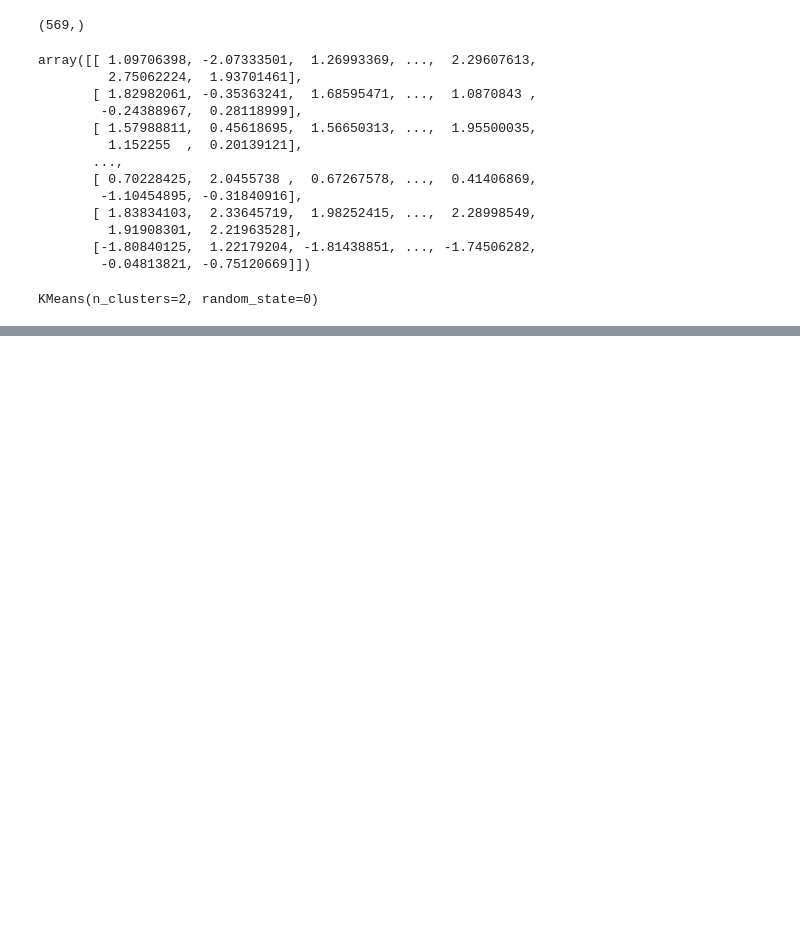
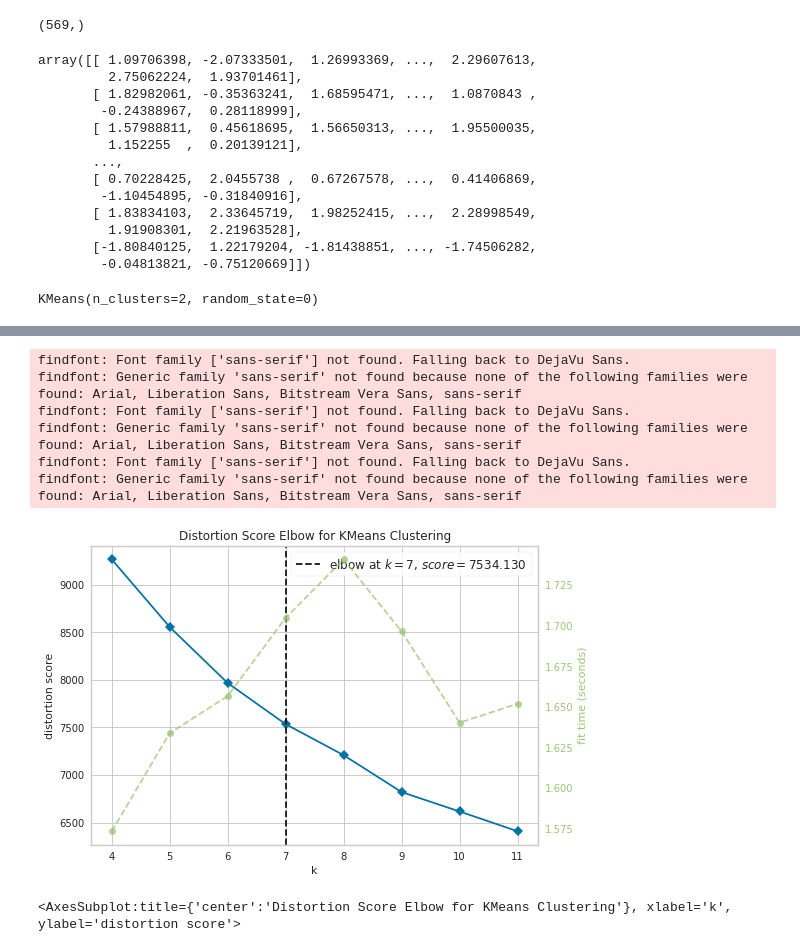
Before and after one commit to saramsv/MiniDataScienceProjects, a Jupyter notebook: kmeans.ipynb, the cells around one changed output, grey strips where cells are left out. Cells and saved outputs as stored; diff of their text form; code cells hidden in the pictures; blank space fills up the shorter version.

```diff
--- a/kmeans.ipynb
+++ b/kmeans.ipynb
@@ -70,0 +77,13 @@ row_0
+# %%
+visualizer = KElbowVisualizer(model, k=(4, 12))
+visualizer.fit(X)
+visualizer.poof()
+# %% [output]
+findfont: Font family ['sans-serif'] not found. Falling back to DejaVu Sans.
+findfont: Generic family 'sans-serif' not found because none of the following families were found: Arial, Liberation Sans, Bitstream Vera Sans, sans-serif
+findfont: Font family ['sans-serif'] not found. Falling back to DejaVu Sans.
+findfont: Generic family 'sans-serif' not found because none of the following families were found: Arial, Liberation Sans, Bitstream Vera Sans, sans-serif
+findfont: Font family ['sans-serif'] not found. Falling back to DejaVu Sans.
+findfont: Generic family 'sans-serif' not found because none of the following families were found: Arial, Liberation Sans, Bitstream Vera Sans, sans-serif
+[figure, added]
+<AxesSubplot:title={'center':'Distortion Score Elbow for KMeans Clustering'}, xlabel='k', ylabel='distortion score'>
```
Also changed, not shown: parts of 38 cells of this notebook, 3 other files.
